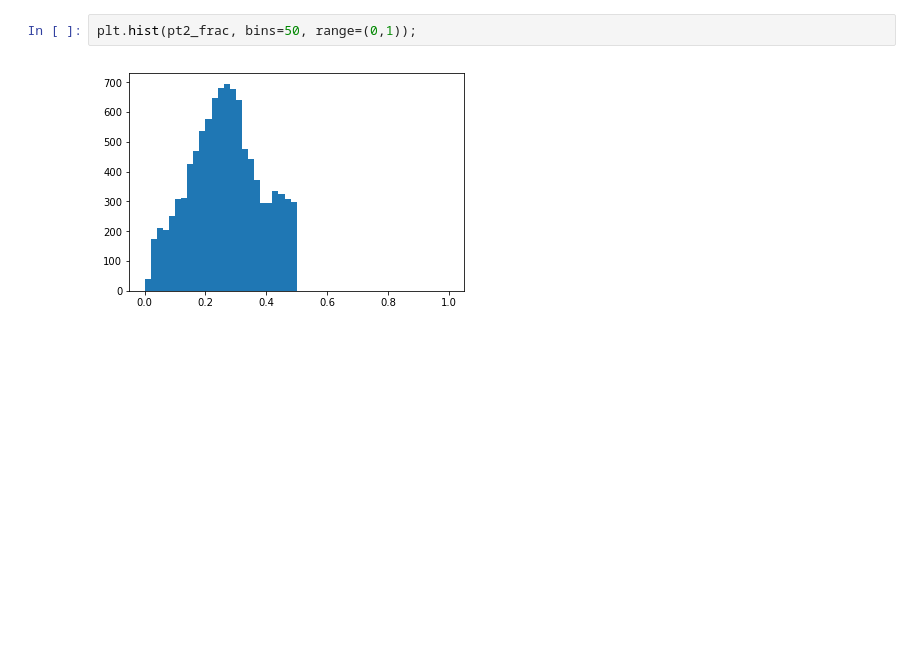
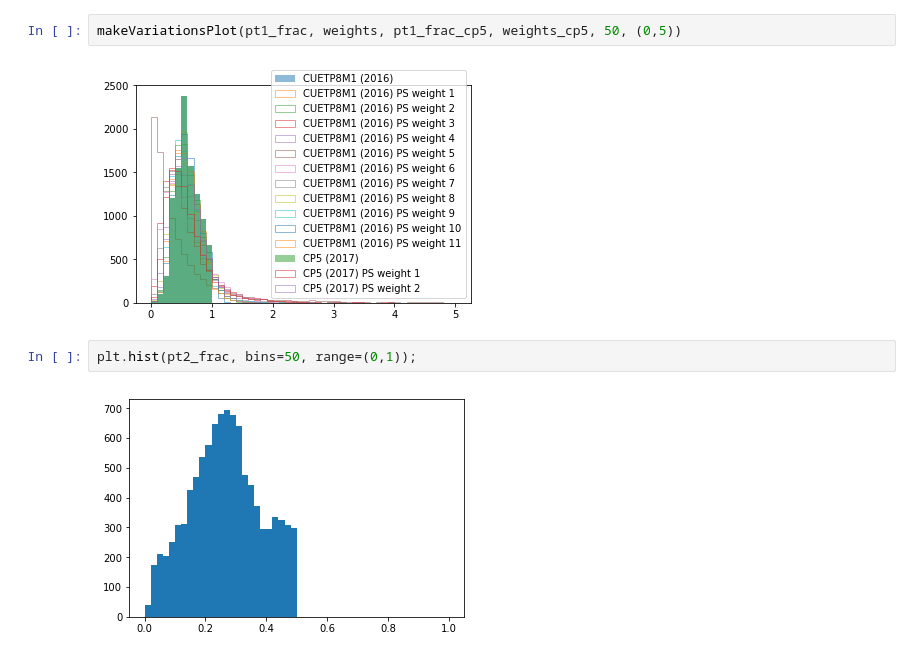
Before and after one commit to kdlong/MonoZprimeHadronizationStudy, a Jupyter notebook: MonoZprimeHadronizationStudy.ipynb, the cells around one changed output. Cells and saved outputs as stored; diff of their text form; blank space fills up the shorter version.

```diff
--- a/MonoZprimeHadronizationStudy.ipynb
+++ b/MonoZprimeHadronizationStudy.ipynb
@@ -45,3 +77,7 @@ plt.hist(pt1_frac, bins=60, range=(0,1.1));
+# %%
+makeVariationsPlot(pt1_frac, weights, pt1_frac_cp5, weights_cp5, 50, (0,5))
+# %% [output]
+[figure, added]
 # %%
 plt.hist(pt2_frac, bins=50, range=(0,1));
 # %% [output]
```
Also changed, not shown: parts of 11 cells of this notebook.
